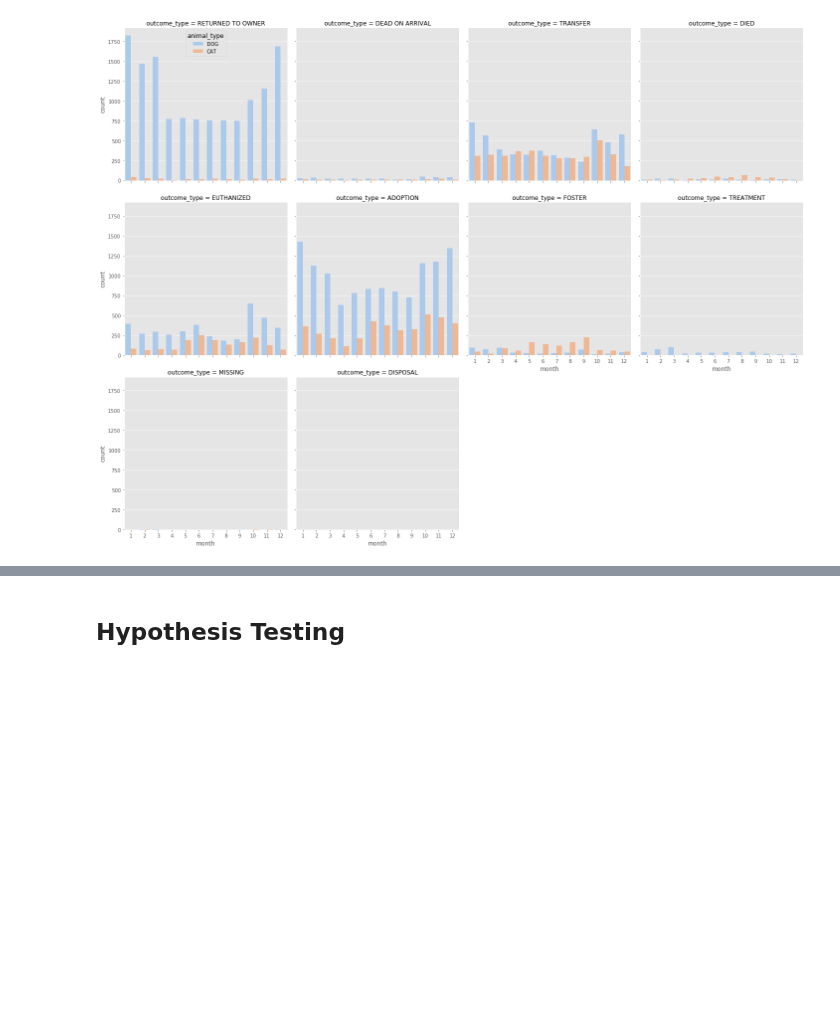
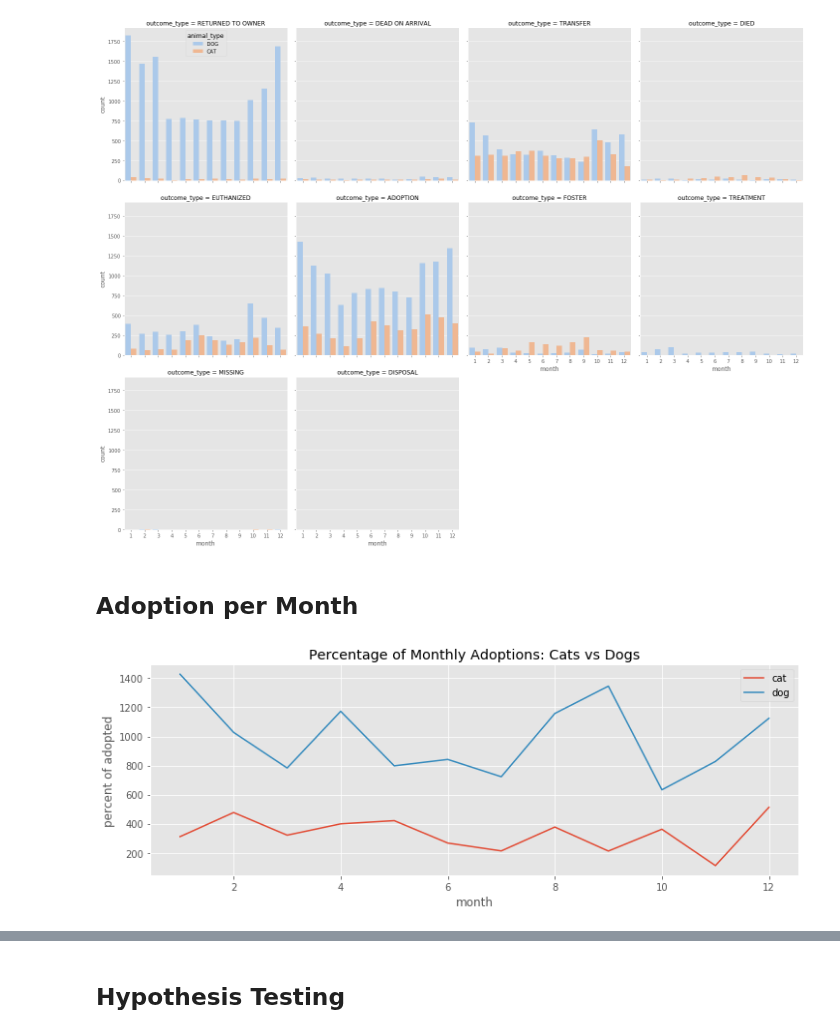
Before and after one commit to cwong690/Dallas-Paws, a Jupyter notebook: dallas_animals.ipynb, the cells around one changed output, grey strips where cells are left out. Saved outputs shown, nothing was run; the diff lists cells and outputs as text; code cells hidden in the pictures; blank space fills up the shorter version.

```diff
--- a/dallas_animals.ipynb
+++ b/dallas_animals.ipynb
@@ -771,3 +771,17 @@ plt.tight_layout()
 plt.savefig('catplot_outcome_type_monthly.png')
 # %% [output]
 [figure]
+# %% [markdown]
+## Adoption per Month
+# %%
+fig, ax = plt.subplots(figsize=(12,4))
+sns.lineplot(x=cats['month'].value_counts().index, y=val_cats)
+sns.lineplot(x=dogs['month'].value_counts().index, y=val_dogs)
+ax.legend(labels=['cat', 'dog'])
+ax.set_xlabel('month')
+ax.set_ylabel('percent of adopted')
+ax.set_title('Percentage of Monthly Adoptions: Cats vs Dogs')
+
+plt.savefig('lineplt_count_perc_monthly.png')
+# %% [output]
+[figure, added]
```
Also changed, not shown: parts of 12 cells of this notebook, 1 other file.
